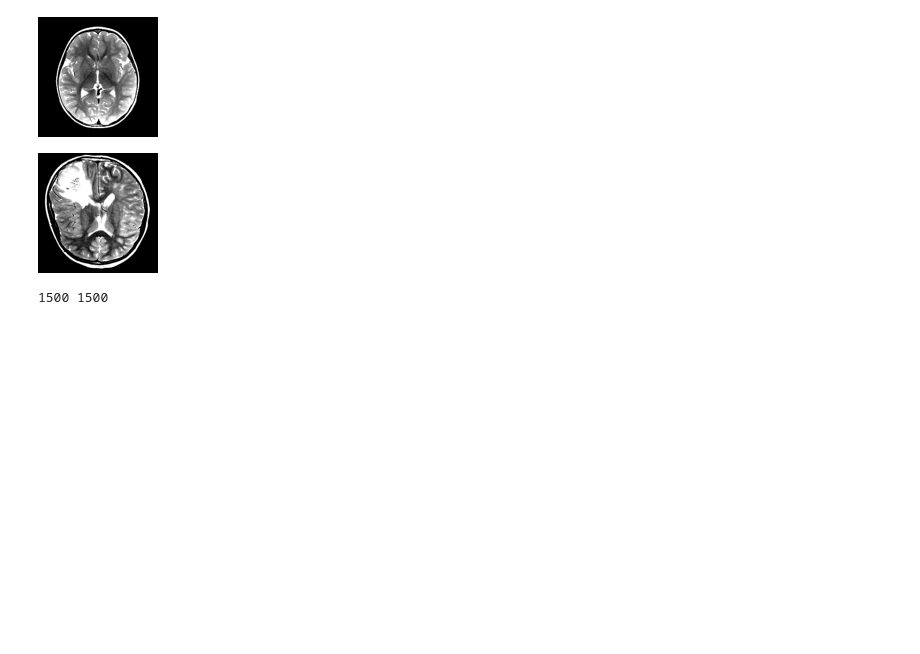
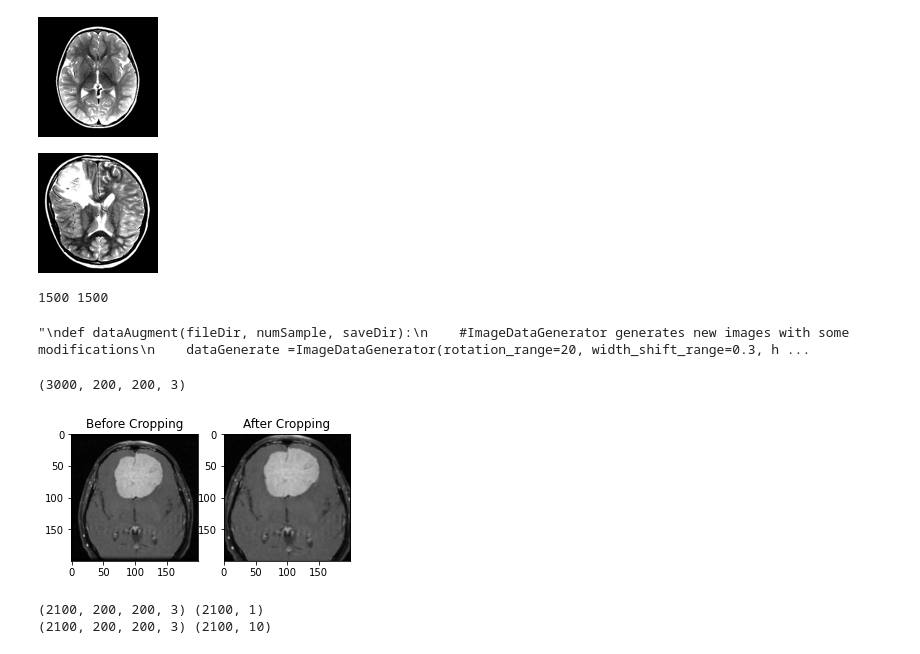
Before and after one commit to leestorm4520/DataScience_BrainTumorDetection, a Jupyter notebook: BrainTumor_model.ipynb, the cells around one changed output. Drawn from its saved outputs; the diff is of its cells as text; code cells hidden in the pictures; blank space fills up the shorter version.

Commit message:
update model

```diff
--- a/BrainTumor_model.ipynb
+++ b/BrainTumor_model.ipynb
@@ -57,7 +66,7 @@ print(len(x), len(y))
 1500 1500
 # %%
 #Data Augmentation (increase the amount of data by adding slightly modified copies of already existing data --> regularize and reduce overfitting)
-
+'''
 def dataAugment(fileDir, numSample, saveDir):
     #ImageDataGenerator generates new images with some modifications
     dataGenerate =ImageDataGenerator(rotation_range=20, width_shift_range=0.3, height_shift_range=0.3, shear_range=0.2, brightness_range=(0.3,1.0), horizontal_flip=True, vertical_flip=True, fill_mode='reflect')
@@ -69,6 +78,9 @@ def dataAugment(fileDir, numSample, saveDir):
             i+=1
             if i> numSample:
                 break
+'''
+# %% [output]
+"\ndef dataAugment(fileDir, numSample, saveDir):\n    #ImageDataGenerator generates new images with some modifications\n    dataGenerate =ImageDataGenerator(rotation_range=20, width_shift_range=0.3, h ...
 # %%
 #Data Preprocessing
 
@@ -77,21 +89,30 @@ X=[] #create an empty dataset of X
 #Set height and width of the image
 imgHeight=200
 imgWidth=200
-imageSize=[imgHeigh, imgWidth]
+imageSize=[imgHeight, imgWidth]
 
 #Read images from the given directory:
 for file in yes:
-    img=cv2.imread('BrainTumor_dataset/yes'+file)
-    imgResized= cv2.resize(img, (imgHeight, imgWidth))
-    (b,g,r)=cv2.split(imgResized)
-    img=cv2.merge([r,g,b])
-    X.append(img)
+    img=cv2.imread('BrainTumor_dataset/yes/'+file)
+    if img is None:
+        print("Wrong path")
+    else:
+        imgResized= cv2.resize(img, (imgHeight, imgWidth))
+        (b,g,r)=cv2.split(imgResized)
+        img=cv2.merge([r,g,b])
+        X.append(img)
 
 for file in no:
-    img=cv2.imread('BrainTumor_dataset/no'+file)
-    imgResized= cv2.resize(img, (imgHeight, imgWidth))
-    (b,g,r)=cv2.split(imgResized)
-    img=cv2.merge([r,g,b])
-    X.append(img)
+    img=cv2.imread('BrainTumor_dataset/no/'+file)
+    if img is None:
+        print("Wrong path")
+    else:
+        imgResized= cv2.resize(img, (imgHeight, imgWidth))
+        (b,g,r)=cv2.split(imgResized)
+        img=cv2.merge([r,g,b])
+        X.append(img)
 
 X=np.squeeze(X) #remove single-dimensional entries from the shape of X
+print(X.shape)
+# %% [output]
+(3000, 200, 200, 3)
@@ -97,0 +150,20 @@ X=np.squeeze(X) #remove single-dimensional entries from the shape of X
+# %%
+#apply crop function to all images
+Xcropped= imageCrop(X)
+
+#compare before cropping and after cropping
+plt.figure(figsize=(5,5))
+
+#before cropping
+plt.subplot(121)
+plt.imshow(X[10])
+plt.title('Before Cropping')
+
+#after cropping
+plt.subplot(122)
+plt.imshow(Xcropped[10])
+plt.title('After Cropping')
+
+plt.show()
+# %% [output]
+[figure, added]
@@ -97,0 +175,19 @@ X=np.squeeze(X) #remove single-dimensional entries from the shape of X
+# %%
+#ImageDataGenerator generates new images with some modifications
+dataGenerate =ImageDataGenerator(rescale=1./255.,validation_split=0.15)
+#Normalize and split the data into training, testing, and validating datasets
+from sklearn.model_selection import train_test_split
+x=Xcropped
+x=x.astype('float32')
+y=np.asarray(dataMapped).astype('float32').reshape(-1,1)
+x/=255
+x_train, x_test_val, y_train, y_test_val=train_test_split(x, y, random_state=50, test_size=0.3, stratify=dataMapped)
+x_test, x_val, y_test, y_val=train_test_split(x_test_val, y_test_val, test_size=0.5)
+print(x_train.shape, y_train.shape)
+
+x_train, y_train=preprocessData(x_train,y_train)
+x_test,y_test=preprocessData(x_test,y_test)
+print(x_train.shape,y_train.shape)
+# %% [output]
+(2100, 200, 200, 3) (2100, 1)
+(2100, 200, 200, 3) (2100, 10)
```
Also changed, not shown: parts of 26 cells of this notebook, 2 other files.
